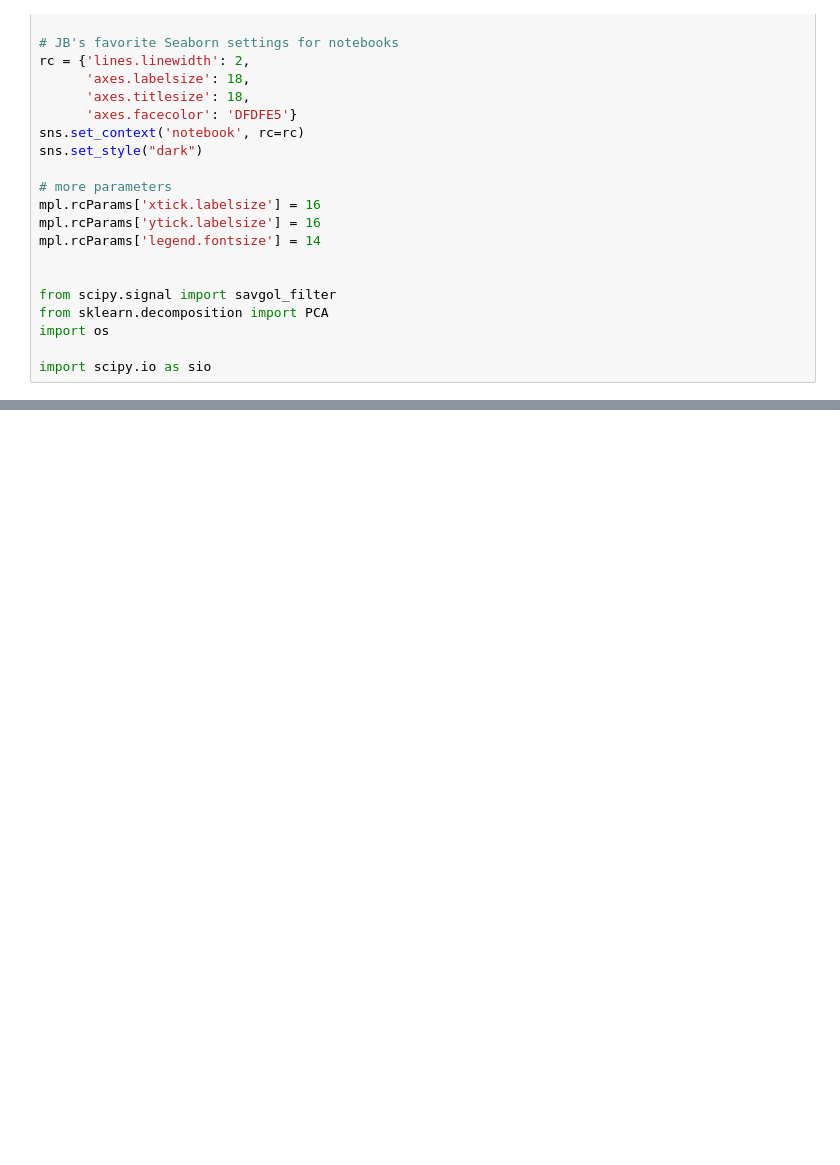
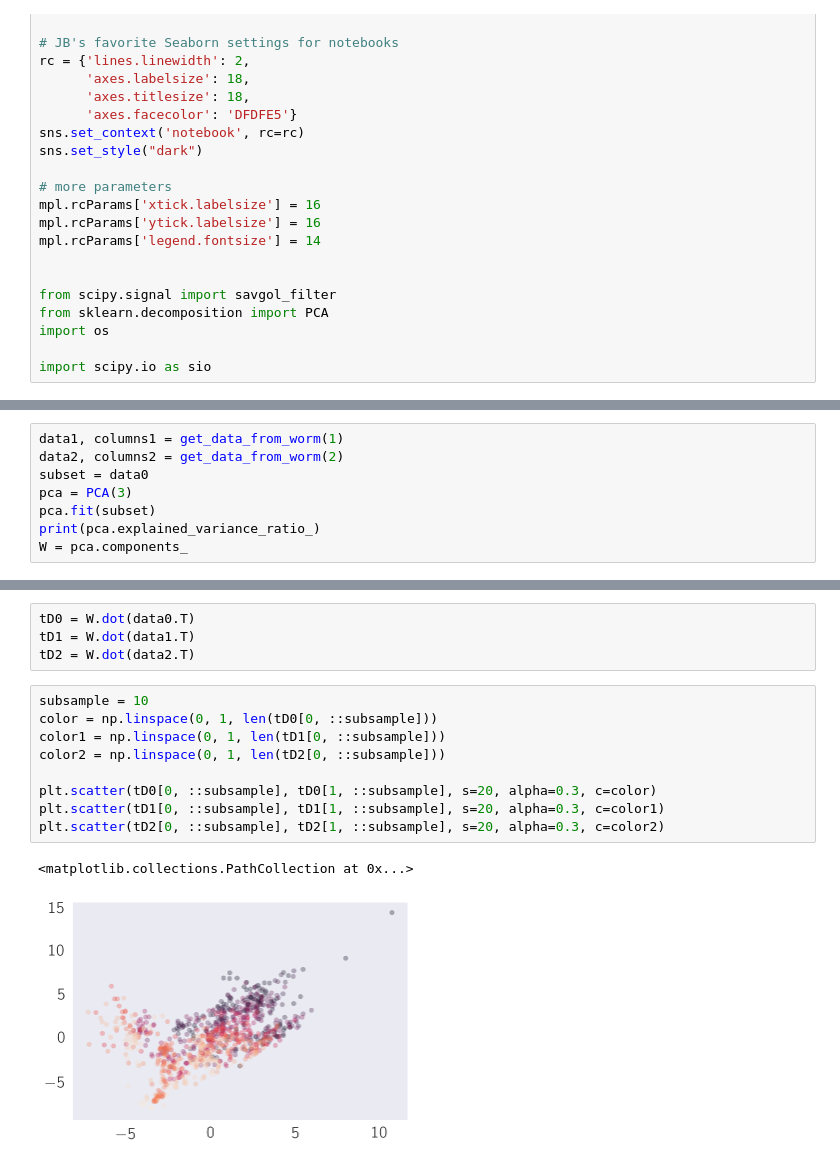
Before and after one commit to dangeles/WormsDream, a Jupyter notebook: src/Untitled.ipynb, the cells around one changed output, grey strips where cells are left out. Cells and saved outputs as stored; diff of their text form; blank space fills up the shorter version.

```diff
--- a/src/Untitled.ipynb
+++ b/src/Untitled.ipynb
@@ -121,0 +129,8 @@ sns.clustermap(tX)
+# %%
+data1, columns1 = get_data_from_worm(1)
+data2, columns2 = get_data_from_worm(2)
+subset = data0
+pca = PCA(3)
+pca.fit(subset)
+print(pca.explained_variance_ratio_)
+W = pca.components_
@@ -121,0 +147,16 @@ sns.clustermap(tX)
+# %%
+tD0 = W.dot(data0.T)
+tD1 = W.dot(data1.T)
+tD2 = W.dot(data2.T)
+# %%
+subsample = 10
+color = np.linspace(0, 1, len(tD0[0, ::subsample]))
+color1 = np.linspace(0, 1, len(tD1[0, ::subsample]))
+color2 = np.linspace(0, 1, len(tD2[0, ::subsample]))
+
+plt.scatter(tD0[0, ::subsample], tD0[1, ::subsample], s=20, alpha=0.3, c=color)
+plt.scatter(tD1[0, ::subsample], tD1[1, ::subsample], s=20, alpha=0.3, c=color1)
+plt.scatter(tD2[0, ::subsample], tD2[1, ::subsample], s=20, alpha=0.3, c=color2)
+# %% [output]
+<matplotlib.collections.PathCollection at 0x...>
+[figure, added]
```
Also changed, not shown: parts of 14 cells of this notebook, 1 other file.
